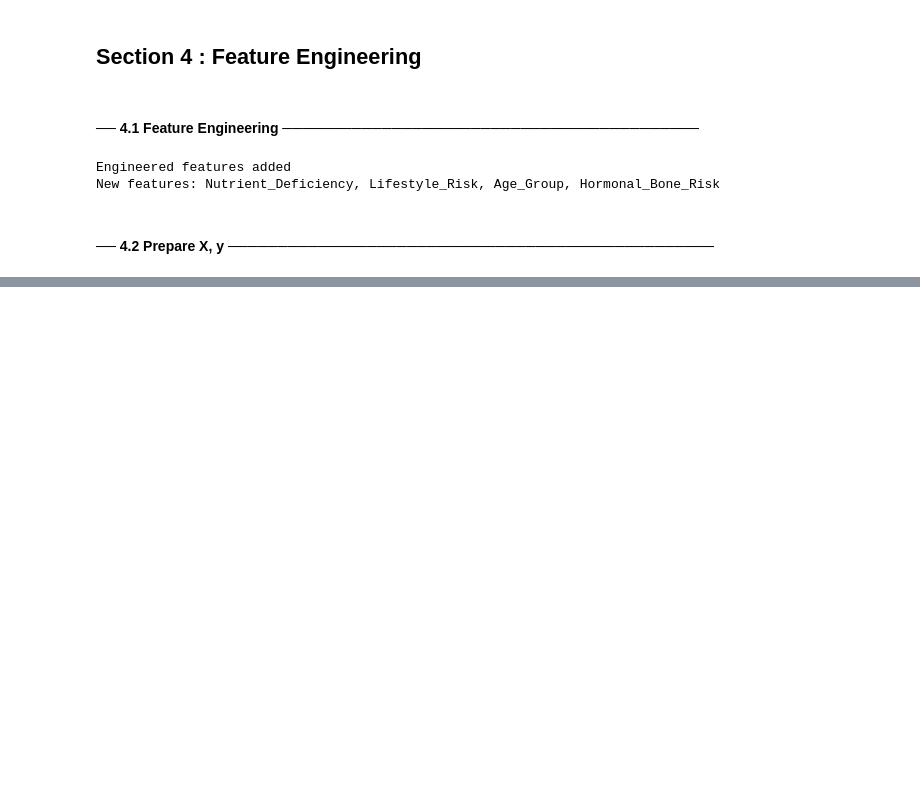
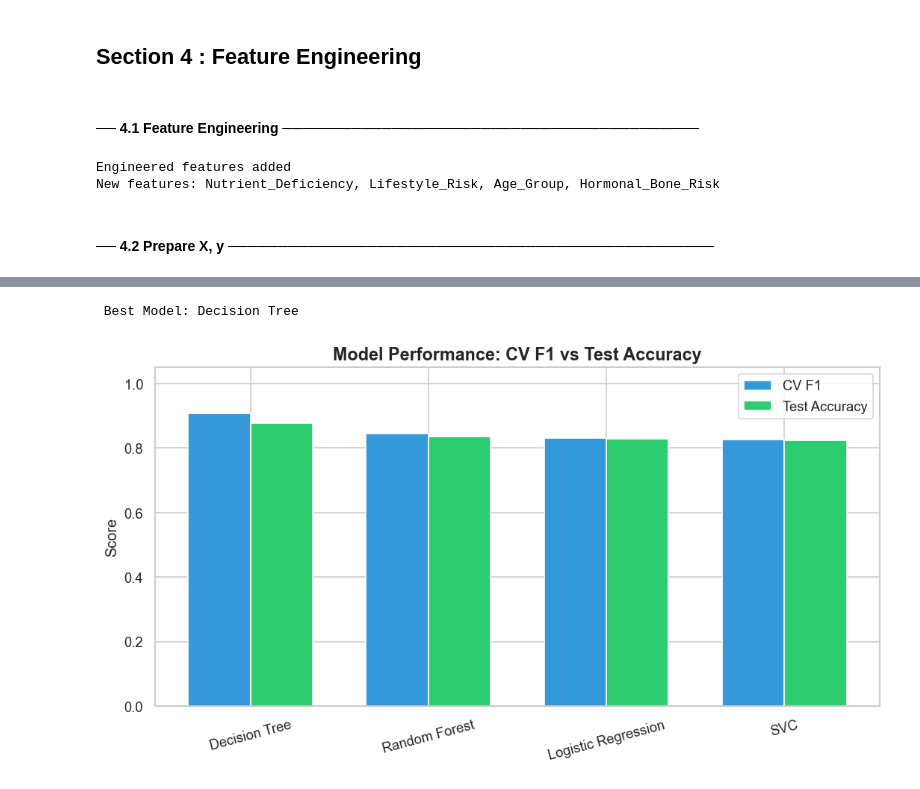
Before and after one commit to afeefanver/Osteoporosis-Risk-Prediction, a Jupyter notebook: Model Train(Oesto).ipynb, the cells around one changed output, grey strips where cells are left out. Cells and saved outputs as stored; diff of their text form; code cells hidden in the pictures; blank space fills up the shorter version.

```diff
--- a/Model Train(Oesto).ipynb
+++ b/Model Train(Oesto).ipynb
@@ -140,0 +201,3 @@ Series([], Name: count, dtype: int64)
+# %%
+RANDOM_STATE = 42
+cv = StratifiedKFold(n_splits=5, shuffle=True, random_state=42)
@@ -140,0 +211,8 @@ Series([], Name: count, dtype: int64)
+# %%
+SCALED_MODELS = {'Logistic Regression', 'SVC'}
+MODEL_COLORS  = {
+    'Logistic Regression': '#3498DB',
+    'Decision Tree':       '#E67E22',
+    'Random Forest':       '#2ECC71',
+    'SVC':                 '#9B59B6'
+}
@@ -140,0 +424,4 @@ Series([], Name: count, dtype: int64)
+# %%
+results_df = pd.DataFrame(results_summary).sort_values('Best CV F1', ascending=False)
+print('\n=== Model Comparison Summary ===')
+display(results_df[['Model', 'Best CV F1', 'Test Accuracy']])
@@ -140,0 +435,23 @@ Series([], Name: count, dtype: int64)
+# %%
+# Best model
+best_model_name = results_df.iloc[0]['Model']
+print(f'\n Best Model: {best_model_name}')
+# %% [output]
+ Best Model: Decision Tree
+# %%
+# Quick training accuracy chart
+fig, ax = plt.subplots(figsize=(9, 5))
+x = np.arange(len(results_df))
+w = 0.35
+ax.bar(x - w/2, results_df['Best CV F1'],   width=w, label='CV F1',        color='#3498DB', edgecolor='white')
+ax.bar(x + w/2, results_df['Test Accuracy'], width=w, label='Test Accuracy', color='#2ECC71', edgecolor='white')
+ax.set_xticks(x)
+ax.set_xticklabels(results_df['Model'], rotation=15)
+ax.set_ylim(0, 1.05)
+ax.set_title('Model Performance: CV F1 vs Test Accuracy', fontsize=14, fontweight='bold')
+ax.legend()
+ax.set_ylabel('Score')
+plt.tight_layout()
+plt.show()
+# %% [output]
+[figure, added]
```
Also changed, not shown: parts of 42 cells of this notebook.
